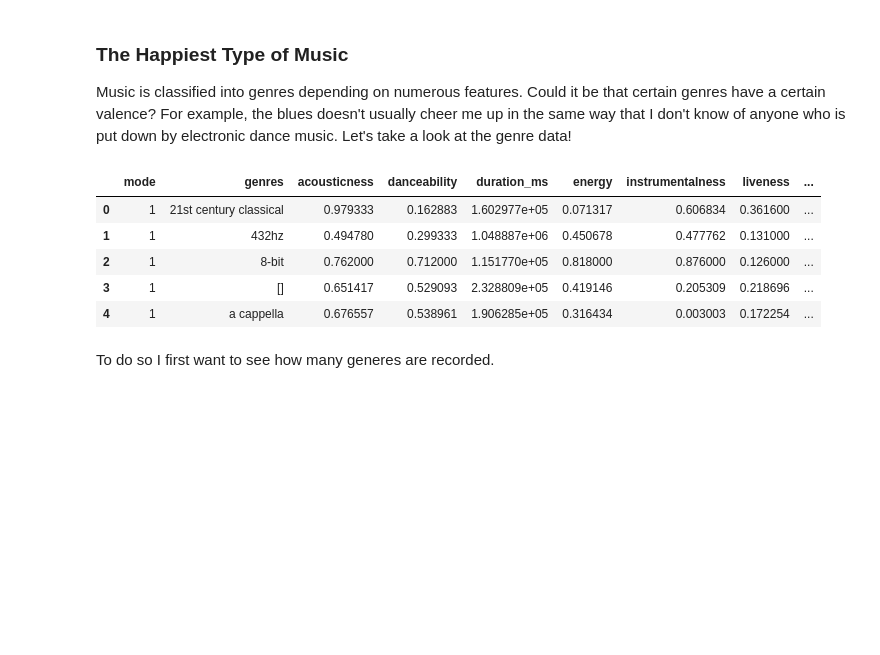
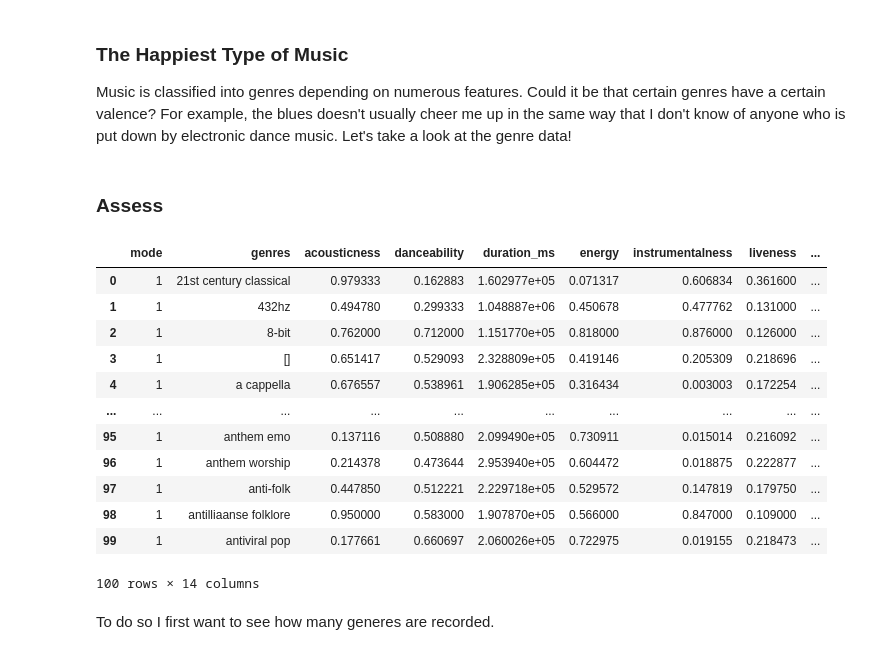
Before and after one commit to twaddlac/spotify_music_library_analyis, a Jupyter notebook: Spotify Music Library Analysis.ipynb, the cells around one changed output. Cells and saved outputs as stored; diff of their text form; code cells hidden in the pictures; blank space fills up the shorter version.

```diff
--- a/Spotify Music Library Analysis.ipynb
+++ b/Spotify Music Library Analysis.ipynb
@@ -661,15 +675,24 @@ There is definitely a lot of room for improvement.
 # %% [markdown]
 ### The Happiest Type of Music
 Music is classified into genres depending on numerous features. Could it be that certain genres have a certain valence? For example, the blues doesn't usually cheer me up in the same way that I don't know of anyone who is put down by electronic dance music. Let's take a look at the genre data!
+# %% [markdown]
+### Assess
 # %%
-genre.head()
+genre.head(n=100)
 # %% [output]
 |  | mode | genres | acousticness | danceability | duration_ms | energy | instrumentalness | liveness | ... |
 | 0 | 1 | 21st century classical | 0.979333 | 0.162883 | 1.602977e+05 | 0.071317 | 0.606834 | 0.361600 | ... |
 | 1 | 1 | 432hz | 0.494780 | 0.299333 | 1.048887e+06 | 0.450678 | 0.477762 | 0.131000 | ... |
 | 2 | 1 | 8-bit | 0.762000 | 0.712000 | 1.151770e+05 | 0.818000 | 0.876000 | 0.126000 | ... |
 | 3 | 1 | [] | 0.651417 | 0.529093 | 2.328809e+05 | 0.419146 | 0.205309 | 0.218696 | ... |
 | 4 | 1 | a cappella | 0.676557 | 0.538961 | 1.906285e+05 | 0.316434 | 0.003003 | 0.172254 | ... |
+| ... | ... | ... | ... | ... | ... | ... | ... | ... | ... |
+| 95 | 1 | anthem emo | 0.137116 | 0.508880 | 2.099490e+05 | 0.730911 | 0.015014 | 0.216092 | ... |
+| 96 | 1 | anthem worship | 0.214378 | 0.473644 | 2.953940e+05 | 0.604472 | 0.018875 | 0.222877 | ... |
+| 97 | 1 | anti-folk | 0.447850 | 0.512221 | 2.229718e+05 | 0.529572 | 0.147819 | 0.179750 | ... |
+| 98 | 1 | antilliaanse folklore | 0.950000 | 0.583000 | 1.907870e+05 | 0.566000 | 0.847000 | 0.109000 | ... |
+| 99 | 1 | antiviral pop | 0.177661 | 0.660697 | 2.060026e+05 | 0.722975 | 0.019155 | 0.218473 | ... |
+100 rows × 14 columns
 # %% [markdown]
 To do so I first want to see how many generes are recorded.
 # %%
```
Also changed, not shown: parts of 20 cells of this notebook, 4 other files.
